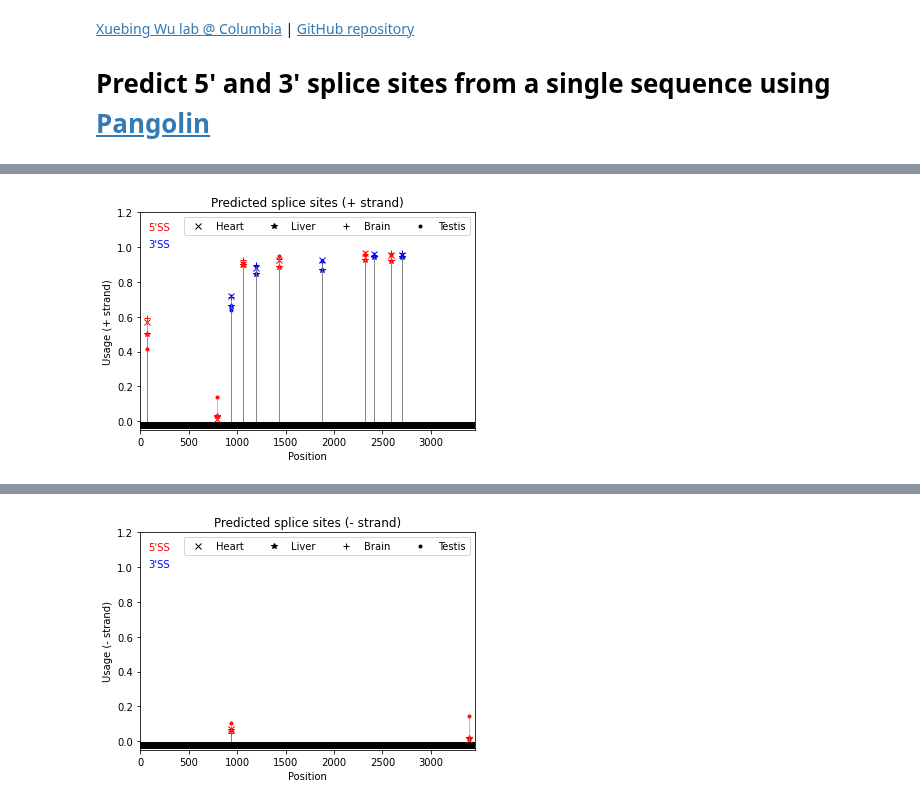
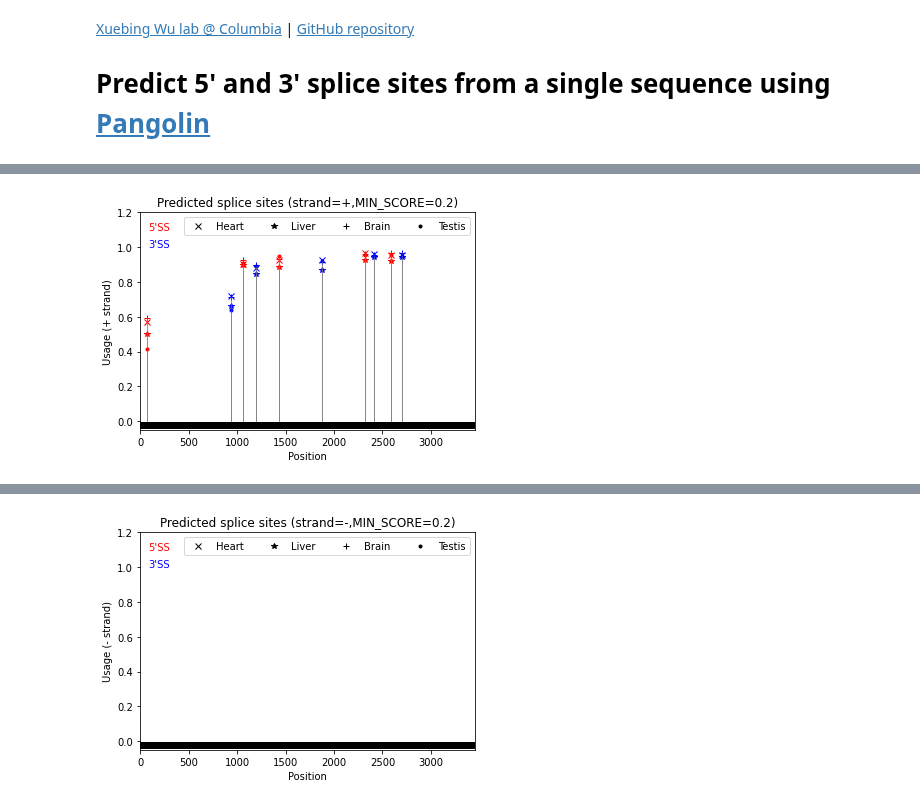
Before and after one commit to xuebingwu/Pangolin, a Jupyter notebook: colab.ipynb, the cells around one changed output, grey strips where cells are left out. Saved outputs shown, nothing was run; the diff lists cells and outputs as text; code cells hidden in the pictures.

```diff
--- a/colab.ipynb
+++ b/colab.ipynb
@@ -62,7 +62,6 @@ else: # user input
 
 print('\n\n'+ bcolors.BOLD +bcolors.OKBLUE + "OUTPUT"  +bcolors.ENDC)
 
-
 ######### options
 
 BOTH_STRANDS = True #@param {type:"boolean"}
@@ -92,12 +91,12 @@ tissues = ['Heart','Liver','Brain','Testis']
 
 
 # min score
-MIN_SCORE = 0.1 #@param {type:"slider", min:0.01, max:1, step:0.01}
+MIN_SCORE = 0.2 #@param {type:"slider", min:0.01, max:1, step:0.01}
 #@markdown - Minimum usage/strength of a site to be included in the output
 
 if not os.path.exists("predict-splice-sites"):
-  print("\n\n")
-  print(datetime.datetime.now().strftime("%Y-%m-%d %H:%M:%S"),': Loading Pangolin (~30s, first time only)')
+  print("\n")
+  print(datetime.datetime.now().strftime("%Y-%m-%d %H:%M:%S")+': Loading Pangolin (~30s, first time only)')
   print("~~~~~~~~~~~~~~~~~~~~~~~~~~~~~~~~~~~~~~~~~~~~~~~~~~~~~~~~~~~~~~")
   #!pip install pyvcf gffutils biopython pandas pyfastx
   !git clone https://github.com/xuebingwu/predict-splice-sites.git
@@ -218,22 +217,21 @@ def filter_predicted_sites(seq,scores,min_score):
     return sites
 
 # plot sites
-def plot_sites(sites,L,strand):
+def plot_sites(sites,strand):
   # sites - filtered splice sites
-  # L: length of the input sequence
 
   # setup the plot
   pylab.plot()
-  pylab.xlim(0,L)
+  pylab.xlim(0,SEQ_LEN)
   pylab.ylim(-0.05,1.2)
-  pylab.title('Predicted splice sites ('+strand+' strand)')
+  pylab.title('Predicted splice sites (strand='+strand+',MIN_SCORE='+str(MIN_SCORE)+')')
   pylab.ylabel(MODEL_TYPE+' ('+strand+' strand)')
   pylab.xlabel('Position')
 
   # legend/text for site type
   colors = {"5'SS":'red',"3'SS":'blue',"Undetermined":'green',"Noncanonical":'gray'}
-  pylab.text(L/40,1.1, "5'SS", color='red')
-  pylab.text(L/40,1.0,  "3'SS", color='blue')
+  pylab.text(SEQ_LEN/40,1.1, "5'SS", color='red')
+  pylab.text(SEQ_LEN/40,1.0,  "3'SS", color='blue')
 
   # legend for tissue
   markers = ['x','*','+','.']
@@ -244,13 +242,13 @@ def plot_sites(sites,L,strand):
   pylab.legend(handles=legend_handles,ncol=4)
 
   # a thick line at the bottom to represent the entire input sequence
-  pylab.plot([0,L],[-0.02,-0.02],linewidth=7,c='black')
+  pylab.plot([0,SEQ_LEN],[-0.02,-0.02],linewidth=7,c='black')
 
   # plot each site
   for pos in sites:
     x = int(pos)
     if strand == '-':
-      x = L - x
+      x = SEQ_LEN - x
     site_seq, site_type, site_score = sites[pos].split('\t')
     site_scores = site_score.split(',')
     for i in range(4):
@@ -263,37 +261,44 @@ def plot_sites(sites,L,strand):
   pylab.savefig('predicted_splice_sites'+strand+'.pdf')
   pylab.show()
 
-def site_table(sites,L,strand):
+def site_table(sites,strand):
   # text/table output
   if strand == '+':
     outf = open("predicted_splice_sites.txt",'w')
     outf.write("#Predicted splice sites\n")
-    outf.write("#Position: site position in the sequence\n")
-    outf.write("#Strand: strand of the site\n")
-    outf.write("#Sequence: 20-nt junction sequence. Intron-lower case; Exon-upper case\n")
-    outf.write("#Type: 5' splice site (5'SS), 3' splice site (3'SS), or Undetermined, or Noncanonical\n")
-    outf.write("#Scores: site usage or P(splice) in each tissue\n")
-    outf.write('\t'.join(['Position','Strand','Sequence','Type'])+'\t'+'\t'.join(tissues)+'\n\n')
+    outf.write("#Options: BOTH_STRANDS="+str(BOTH_STRANDS)+", MODEL_TYPE="+MODEL_TYPE+", MIN_SCORE="+str(MIN_SCORE)+"\n")
+    outf.write("#Columns info:\n")
+    outf.write("#1 - Position: site position in the sequence\n")
+    outf.write("#2 - Strand: strand of the site\n")
+    outf.write("#3 - Sequence: 20-nt junction sequence. Intron-lower case; Exon-upper case\n")
+    outf.write("#4 - Type: 5' splice site (5'SS), 3' splice site (3'SS), or Undetermined, or Noncanonical\n")
+    outf.write("#5-8 - Scores: site usage or P(splice) in each tissue\n\n")
+    outf.write('\t'.join(['Position','Strand','Sequence','Type'])+'\t'+'\t'.join(tissues)+'\n')
     for pos in sites:
       outf.write(str(pos)+'\t+\t'+sites[pos].replace(',','\t')+'\n')
   else:
     outf = open("predicted_splice_sites.txt",'a+')
     for pos in sites:
-      outf.write(str(L-pos)+'\t-\t'+sites[pos].replace(',','\t')+'\n')
+      outf.write(str(SEQ_LEN-pos)+'\t-\t'+sites[pos].replace(',','\t')+'\n')
   outf.close()
 
 ## start the analysis
 
+SEQ_LEN = len(seq)
+
 print("\n")
-print(datetime.datetime.now().strftime("%Y-%m-%d %H:%M:%S"),': Loading models')
+
+print(datetime.datetime.now().strftime("%Y-%m-%d %H:%M:%S")+': Input sequence length =',SEQ_LEN)
+
+print(datetime.datetime.now().strftime("%Y-%m-%d %H:%M:%S")+': Loading models')
 #load models
 models = load_models(model_nums)
 
-print(datetime.datetime.now().strftime("%Y-%m-%d %H:%M:%S"),': Scoring sites: + strand')
+print(datetime.datetime.now().strftime("%Y-%m-%d %H:%M:%S")+': Scoring sites: + strand')
 # score sequences
 scores = run_models( 5000*'N'+ seq + 5000*'N')
 
-print(datetime.datetime.now().strftime("%Y-%m-%d %H:%M:%S"),': Filtering sites: + strand')
+print(datetime.datetime.now().strftime("%Y-%m-%d %H:%M:%S")+': Filtering sites: + strand')
 sites = filter_predicted_sites(seq,scores,MIN_SCORE)
 
 if len(sites) == 0:
@@ -303,28 +308,28 @@ if len(sites) == 0:
 os.system('rm *.pdf *.txt *.zip')
 
 # write sites to a file
-print(datetime.datetime.now().strftime("%Y-%m-%d %H:%M:%S"),': Saving to file: + strand')
-site_table(sites,len(seq),'+')
+print(datetime.datetime.now().strftime("%Y-%m-%d %H:%M:%S")+': Saving to file: + strand')
+site_table(sites,'+')
 
-print(datetime.datetime.now().strftime("%Y-%m-%d %H:%M:%S"),': Plotting sites: + strand\n')
-plot_sites(sites,len(seq),'+')
+print(datetime.datetime.now().strftime("%Y-%m-%d %H:%M:%S")+': Plotting sites: + strand\n')
+plot_sites(sites,'+')
 
 
 # reverse complement strand
 if BOTH_STRANDS:
   seq = reverse_complement(seq)
   print("\n")
-  print(datetime.datetime.now().strftime("%Y-%m-%d %H:%M:%S"),': Scoring sites: - strand')
+  print(datetime.datetime.now().strftime("%Y-%m-%d %H:%M:%S")+': Scoring sites: - strand')
   scores_rc = run_models( 5000*'N'+ seq + 5000*'N')
-  print(datetime.datetime.now().strftime("%Y-%m-%d %H:%M:%S"),': Filtering sites: - strand')
+  print(datetime.datetime.now().strftime("%Y-%m-%d %H:%M:%S")+': Filtering sites: - strand')
   sites_rc  = filter_predicted_sites(seq,scores_rc,MIN_SCORE)
   if len(sites_rc) == 0:
     print('\n'+ bcolors.BOLD +bcolors.FAIL + "No sites found on the - strand with MIN_SCORE = "+str(MIN_SCORE)+bcolors.ENDC)
 
-  print(datetime.datetime.now().strftime("%Y-%m-%d %H:%M:%S"),': Saving to file: - strand')
-  site_table(sites_rc,len(seq),'-')
-  print(datetime.datetime.now().strftime("%Y-%m-%d %H:%M:%S"),': Plotting sites: - strand\n')
-  plot_sites(sites_rc,len(seq),'-')
+  print(datetime.datetime.now().strftime("%Y-%m-%d %H:%M:%S")+': Saving to file: - strand')
+  site_table(sites_rc,'-')
+  print(datetime.datetime.now().strftime("%Y-%m-%d %H:%M:%S")+': Plotting sites: - strand\n')
+  plot_sites(sites_rc,'-')
 
 # print out predicted sites
 print("\n---------------------------------")
@@ -346 +360 @@ OUTPUT
-[figure, old version]
+[figure, new version]
@@ -351,3 +367,3 @@ OUTPUT
-[figure, old version]
+[figure, new version]
 ---------------------------------
 #Predicted splice sites
```
Also changed, not shown: parts of 1 cell of this notebook.
